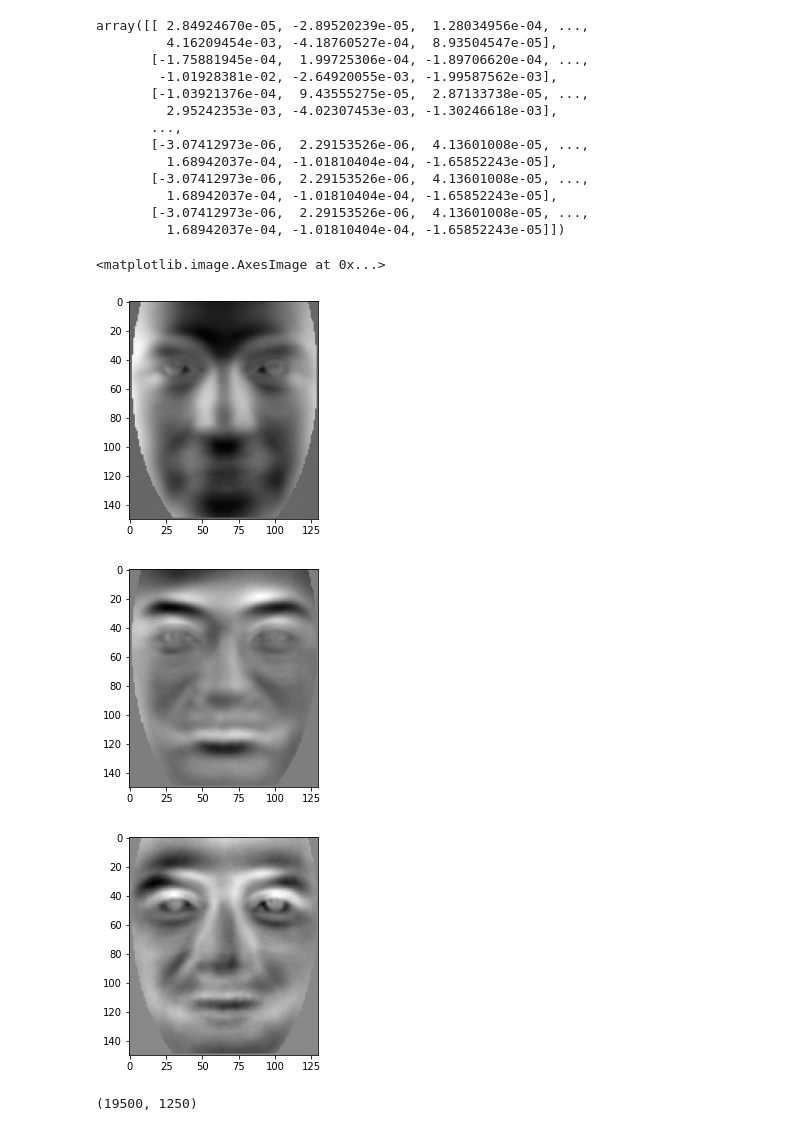
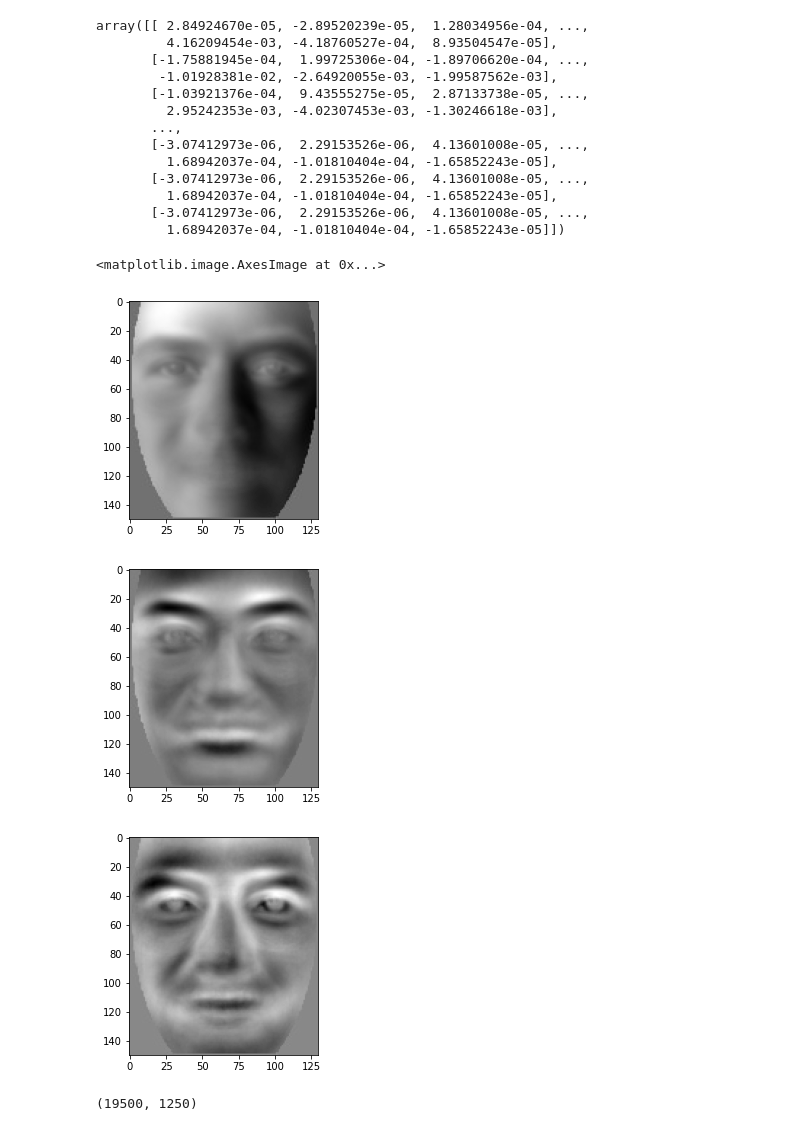
Before and after one commit to ttrapaid/facerecognition, a Jupyter notebook: pca.ipynb, the cells around one changed output. Cells and saved outputs as stored; diff of their text form; code cells hidden in the pictures.

```diff
--- a/pca.ipynb
+++ b/pca.ipynb
@@ -14,7 +14,7 @@ for filename in os.listdir('StarterFiles/Train1'): # should be Train1
 col = 130
 row = 150
 # %%
-example_img_name = list(images.keys())[24]
+example_img_name = list(images.keys())[135]
 plt.imshow(images[example_img_name], ) #display the image
 plt.gray()  #grayscale conversion
 plt.show()
@@ -108,13 +102,0 @@ array([3.01853707e+10, 2.56165913e+10, 1.24712773e+10, ...,
-# %%
-flag = 0
-i = 1
-while i < len(covar2_eigvals):
-    if(covar2_eigvals[i] > covar2_eigvals[i - 1]):
-        flag = 1
-    i += 1
-
-# printing result
-if (not flag) :
-    print ("Yes, List is reverse sorted.")
-else :
-    print ("No, List is not reverse sorted.")
@@ -203,21 +176,21 @@ array([[ 2.84924670e-05, -2.89520239e-05,  1.28034956e-04, ...,
 # %%
 # lets take a peek at some of the eigenfaces
 
-eigenface = normalized[:,2].reshape(150,130)
+eigenface = normalized[:,0].reshape(150,130)
 plt.figure()
 plt.imshow(eigenface,cmap='gray')
 
 eigenface = normalized[:,12].reshape(150,130)
 plt.figure()
 plt.imshow(eigenface,cmap='gray')
 
 # cursed
 eigenface = normalized[:,23].reshape(150,130)
 plt.figure()
 plt.imshow(eigenface,cmap='gray')
 # %% [output]
 <matplotlib.image.AxesImage at 0x...>
-[figure, old version]
+[figure, new version]
 [figure]
 [figure]
 # %%
```
Also changed, not shown: parts of 21 cells of this notebook.
